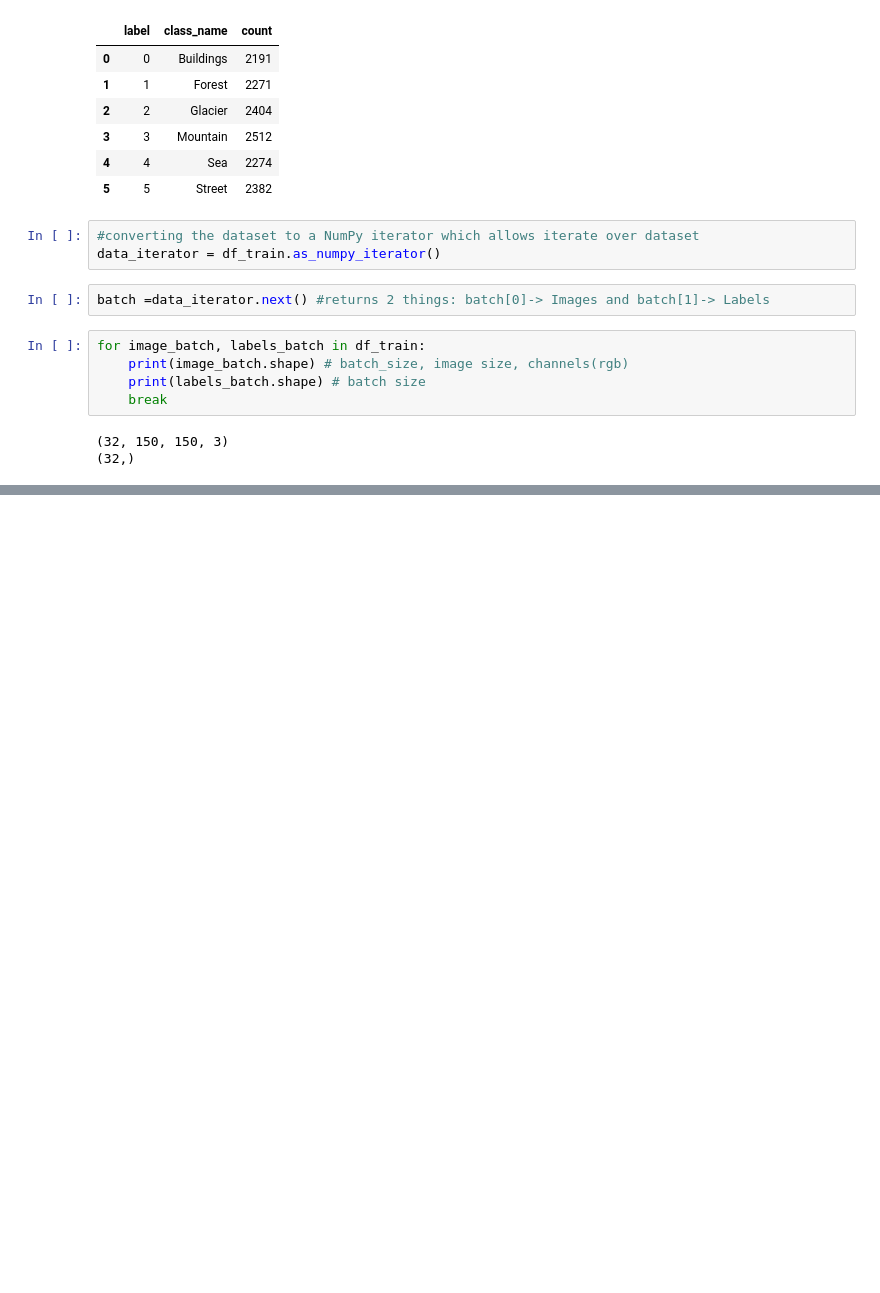
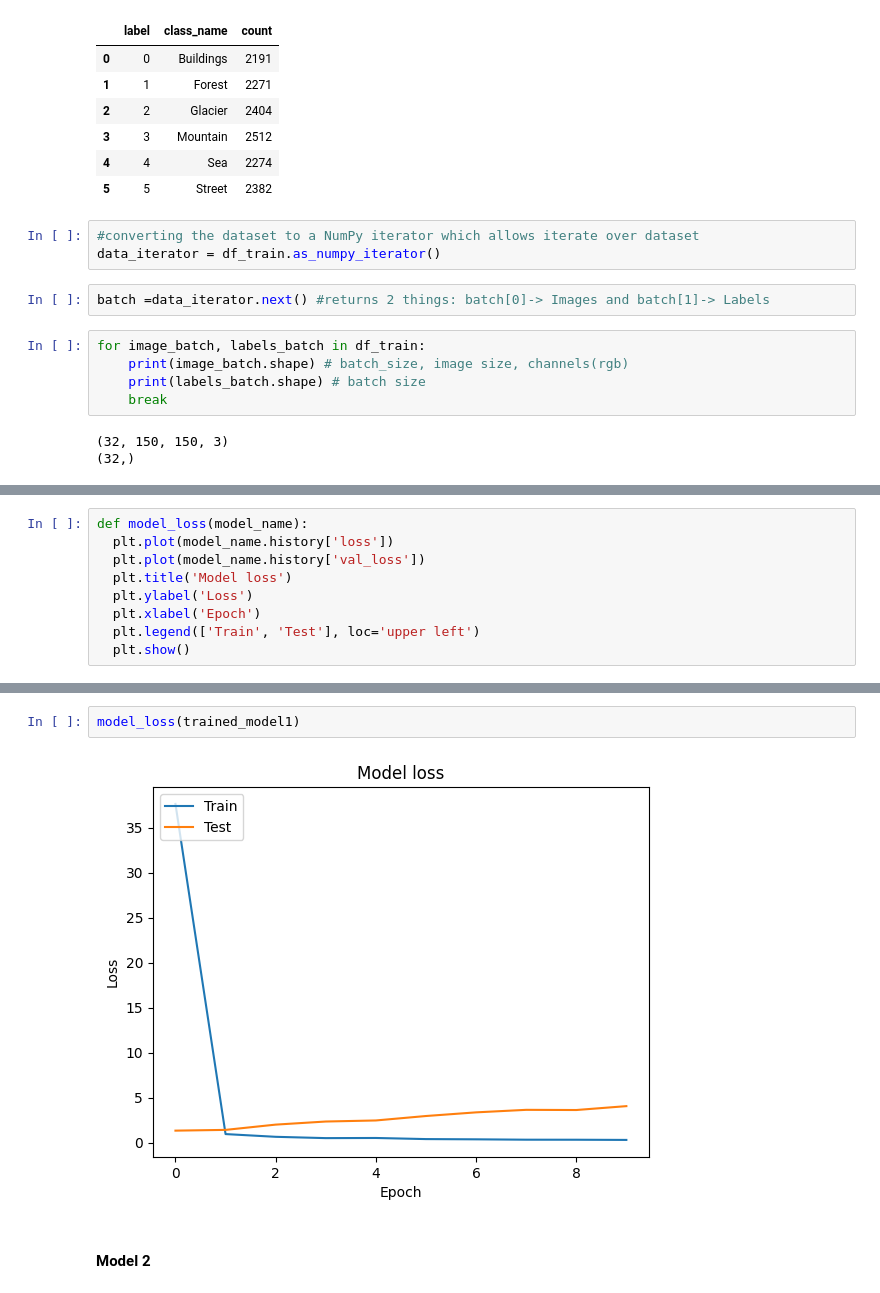
Before and after one commit to kale-sahil/intel-image-classification, a Jupyter notebook: Copy_of_Intel_Classification_Dataset.ipynb, the cells around one changed output, grey strips where cells are left out. Saved outputs shown, nothing was run; the diff lists cells and outputs as text; blank space fills up the shorter version.

```diff
--- a/Copy_of_Intel_Classification_Dataset.ipynb
+++ b/Copy_of_Intel_Classification_Dataset.ipynb
@@ -676,0 +231,9 @@ demo.launch()
+# %%
+def model_loss(model_name):
+  plt.plot(model_name.history['loss'])
+  plt.plot(model_name.history['val_loss'])
+  plt.title('Model loss')
+  plt.ylabel('Loss')
+  plt.xlabel('Epoch')
+  plt.legend(['Train', 'Test'], loc='upper left')
+  plt.show()
@@ -676,0 +311,6 @@ demo.launch()
+# %%
+model_loss(trained_model1)
+# %% [output]
+[figure, added]
+# %% [markdown]
+#### Model 2
```
Also changed, not shown: parts of 78 cells of this notebook.
